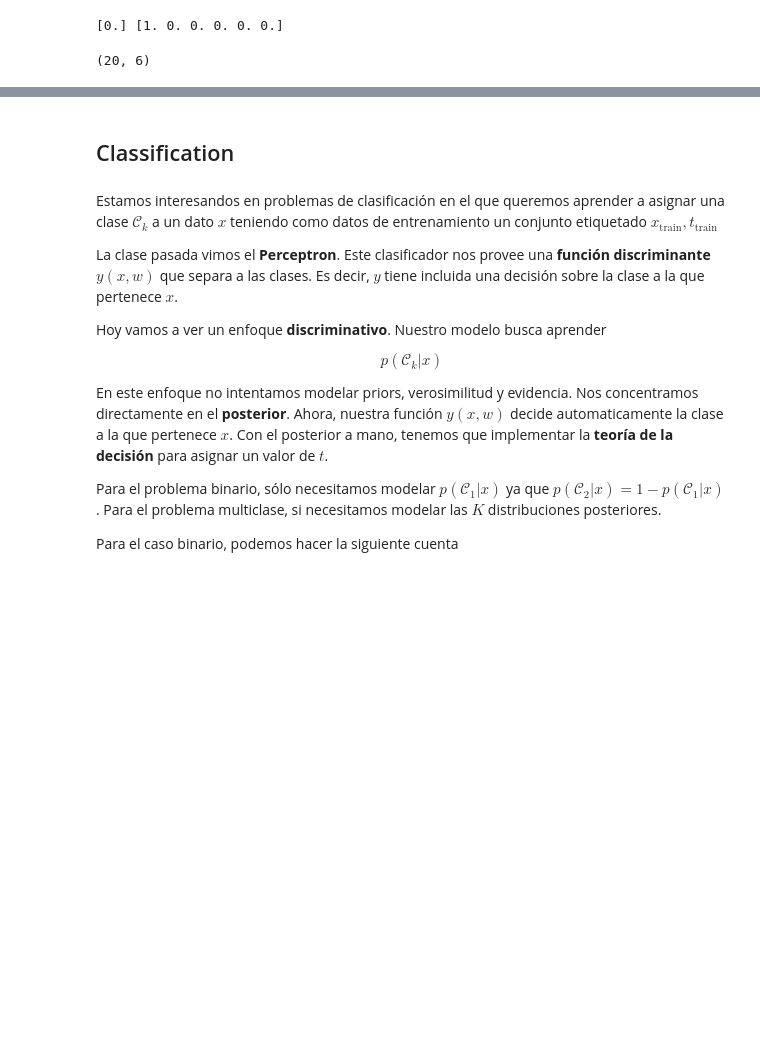
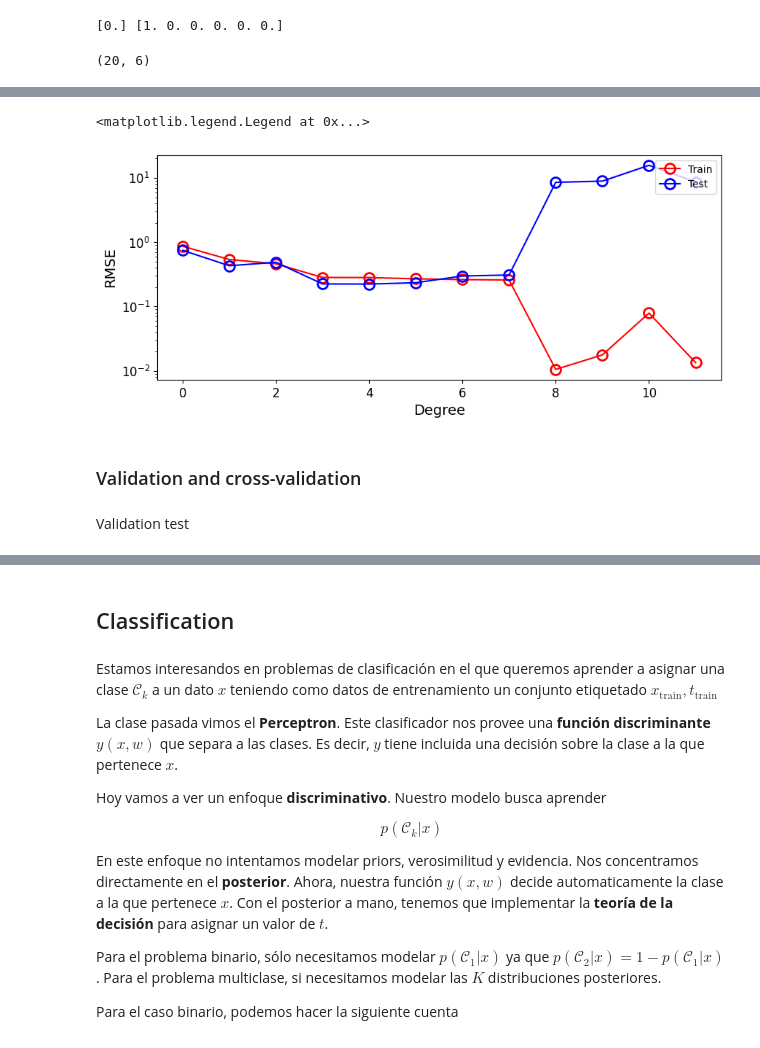
Before and after one commit to mcgen-ct/tutorials, a Jupyter notebook: ML/SimpleML.ipynb, the cells around one changed output, grey strips where cells are left out. Drawn from its saved outputs; the diff is of its cells as text; code cells hidden in the pictures; blank space fills up the shorter version.

```diff
--- a/ML/SimpleML.ipynb
+++ b/ML/SimpleML.ipynb
@@ -221,0 +274,24 @@ np.float64(0.3605491603448692)
+# %%
+max_degree = 11
+rmse_vals = np.zeros(max_degree+1)
+rmse_vals_test = np.zeros(max_degree+1)
+for ndegree, degree in enumerate(range(max_degree+1)):
+    model = LinearModelDegree(degree)
+    model.fit(x,t)
+    rmse_vals[ndegree] = rmse(t,model.y_ML(x))
+    rmse_vals_test[ndegree] = rmse(t_test,model.y_ML(x_test))
+
+plt.figure(figsize=(10,4))
+plt.plot(range(max_degree+1), rmse_vals, 'o-r', mfc='None', ms=10, mew=2, label='Train')
+plt.plot(range(max_degree+1), rmse_vals_test, 'o-b', mfc='None', ms=10, mew=2,label='Test')
+plt.xlabel('Degree')
+plt.ylabel('RMSE')
+plt.yscale('log')
+plt.legend(loc='upper right')
+# %% [output]
+<matplotlib.legend.Legend at 0x...>
+[figure, added]
+# %% [markdown]
+### Validation and cross-validation
+# %% [markdown]
+Validation test
```
Also changed, not shown: parts of 123 cells of this notebook.
